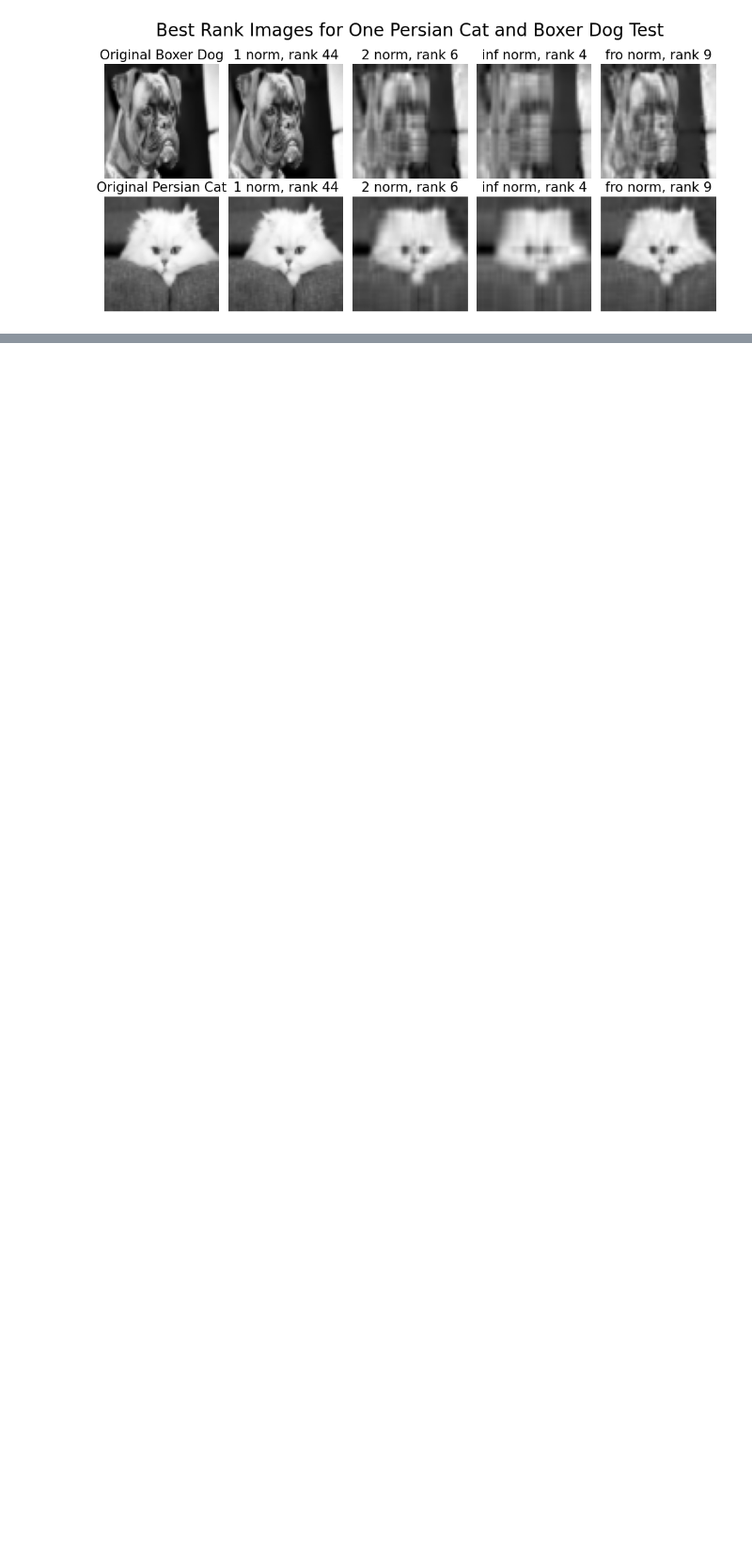
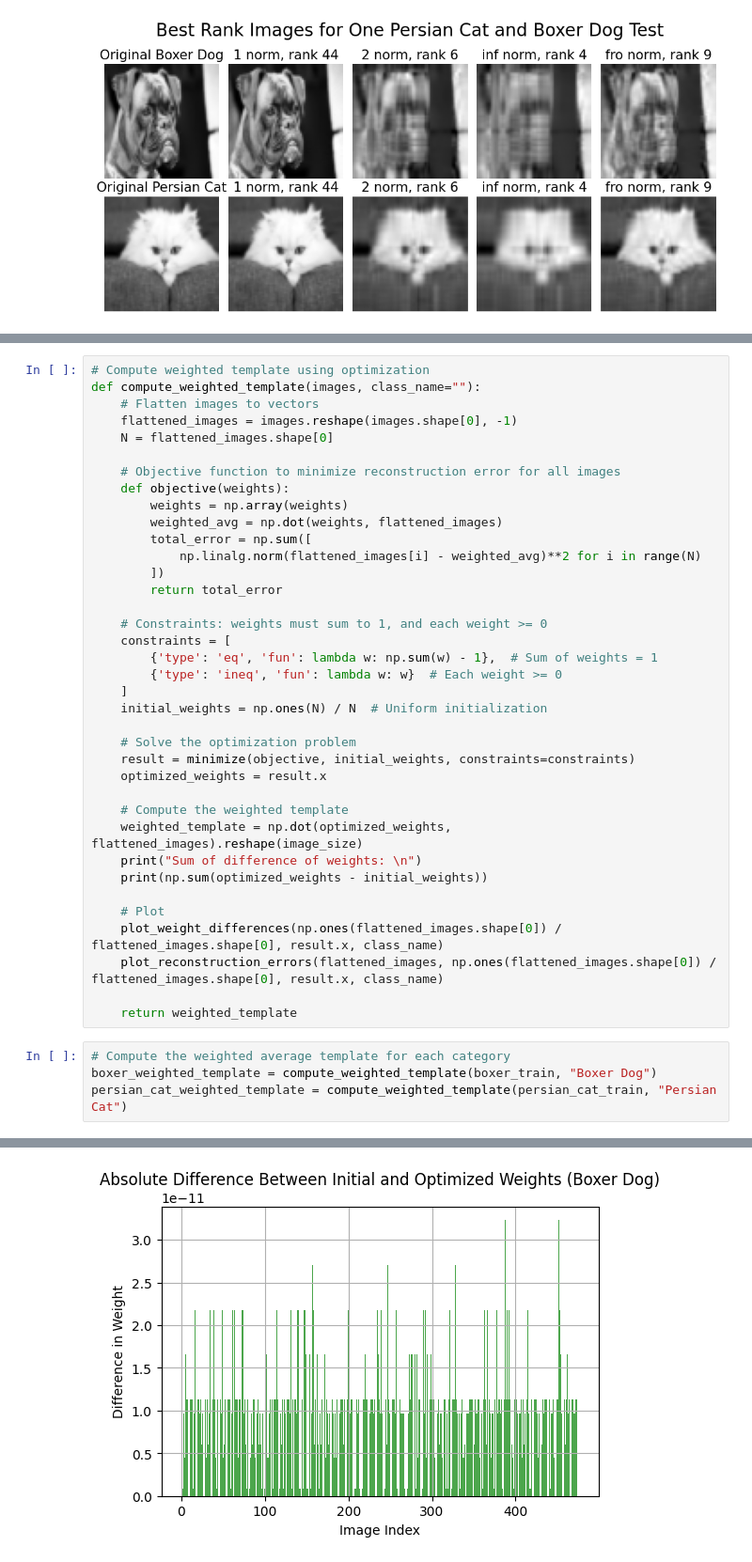
Before and after one commit to Yomna-Abdelmegeed/Image-Classification-Using-SVD-and-Augmentation, a Jupyter notebook: main.ipynb, the cells around one changed output, grey strips where cells are left out. Shown at 94% size. Saved outputs shown, nothing was run; the diff lists cells and outputs as text; blank space fills up the shorter version.

Commit message:
Add weight difference and reconstruction error plotting

```diff
--- a/main.ipynb
+++ b/main.ipynb
@@ -703,0 +740,42 @@ plt.show()
+# %%
+# Compute weighted template using optimization
+def compute_weighted_template(images, class_name=""):
+    # Flatten images to vectors
+    flattened_images = images.reshape(images.shape[0], -1)
+    N = flattened_images.shape[0]
+
+    # Objective function to minimize reconstruction error for all images
+    def objective(weights):
+        weights = np.array(weights)
+        weighted_avg = np.dot(weights, flattened_images)
+        total_error = np.sum([
+            np.linalg.norm(flattened_images[i] - weighted_avg)**2 for i in range(N)
+        ])
+        return total_error
+
+    # Constraints: weights must sum to 1, and each weight >= 0
+    constraints = [
+        {'type': 'eq', 'fun': lambda w: np.sum(w) - 1},  # Sum of weights = 1
+        {'type': 'ineq', 'fun': lambda w: w}  # Each weight >= 0
+    ]
+    initial_weights = np.ones(N) / N  # Uniform initialization
+
+    # Solve the optimization problem
+    result = minimize(objective, initial_weights, constraints=constraints)
+    optimized_weights = result.x
+
+    # Compute the weighted template
+    weighted_template = np.dot(optimized_weights, flattened_images).reshape(image_size)
+    print("Sum of difference of weights: \n")
+    print(np.sum(optimized_weights - initial_weights))
+
+    # Plot
+    plot_weight_differences(np.ones(flattened_images.shape[0]) / flattened_images.shape[0], result.x, class_name)
+    plot_reconstruction_errors(flattened_images, np.ones(flattened_images.shape[0]) / flattened_images.shape[0], result.x, class_name)
+
+    return weighted_template
+# %%
+# Compute the weighted average template for each category
+boxer_weighted_template = compute_weighted_template(boxer_train, "Boxer Dog")
+persian_cat_weighted_template = compute_weighted_template(persian_cat_train, "Persian Cat")
+# %% [output]
@@ -703,0 +785 @@ plt.show()
+[figure, added]
```
Also changed, not shown: parts of 5 cells of this notebook.
